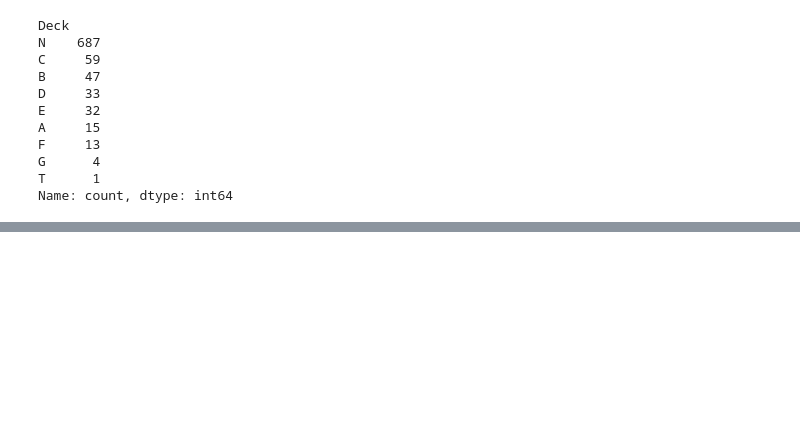
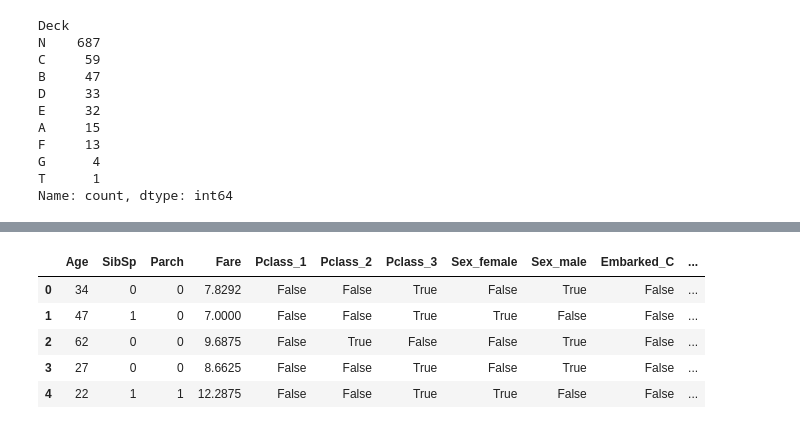
Before and after one commit to Arsiry/sigma-internship, a Jupyter notebook: kaggle-competitions/titanic.ipynb, the cells around one changed output, grey strips where cells are left out. Saved outputs shown, nothing was run; the diff lists cells and outputs as text; code cells hidden in the pictures; blank space fills up the shorter version.

```diff
--- a/kaggle-competitions/titanic.ipynb
+++ b/kaggle-competitions/titanic.ipynb
@@ -243,3 +283,5 @@ For example, when doing 'df[col].method(value, inplace=True)', try using 'df.met
 
 
   train_data['Cabin'].fillna("NA", inplace=True)
+# %%
+test_data['Cabin'].fillna("NA", inplace=True)
@@ -246,5 +295,6 @@ For example, when doing 'df[col].method(value, inplace=True)', try using 'df.met
 # %%
 train_data['Deck'] = train_data['Cabin'].str.slice(0, 1)
+test_data['Deck'] = test_data['Cabin'].str.slice(0, 1)
 # %%
 train_data['Deck'].unique()
 # %% [output]
@@ -266,2 +329,3 @@ Name: count, dtype: int64
 # %%
 train_data = train_data.drop(['Cabin'], axis=1)
+test_data = test_data.drop(['Cabin'], axis=1)
@@ -267,0 +354,4 @@ train_data = train_data.drop(['Cabin'], axis=1)
+# %%
+# Drop missing values in Fare
+test_data['Fare'].fillna(10000, inplace=True)
+test_data = test_data[test_data['Fare'] != 10000]
@@ -267,0 +415,10 @@ train_data = train_data.drop(['Cabin'], axis=1)
+# %%
+test_data = pd.get_dummies(test_data, columns = ['Pclass', 'Sex', 'Embarked', 'Deck'])
+test_data.head()
+# %% [output]
+|  | Age | SibSp | Parch | Fare | Pclass_1 | Pclass_2 | Pclass_3 | Sex_female | Sex_male | Embarked_C | ... |
+| 0 | 34 | 0 | 0 | 7.8292 | False | False | True | False | True | False | ... |
+| 1 | 47 | 1 | 0 | 7.0000 | False | False | True | True | False | False | ... |
+| 2 | 62 | 0 | 0 | 9.6875 | False | True | False | False | True | False | ... |
+| 3 | 27 | 0 | 0 | 8.6625 | False | False | True | False | True | False | ... |
+| 4 | 22 | 1 | 1 | 12.2875 | False | False | True | True | False | False | ... |
```
Also changed, not shown: parts of 66 cells of this notebook, 1 other file.
